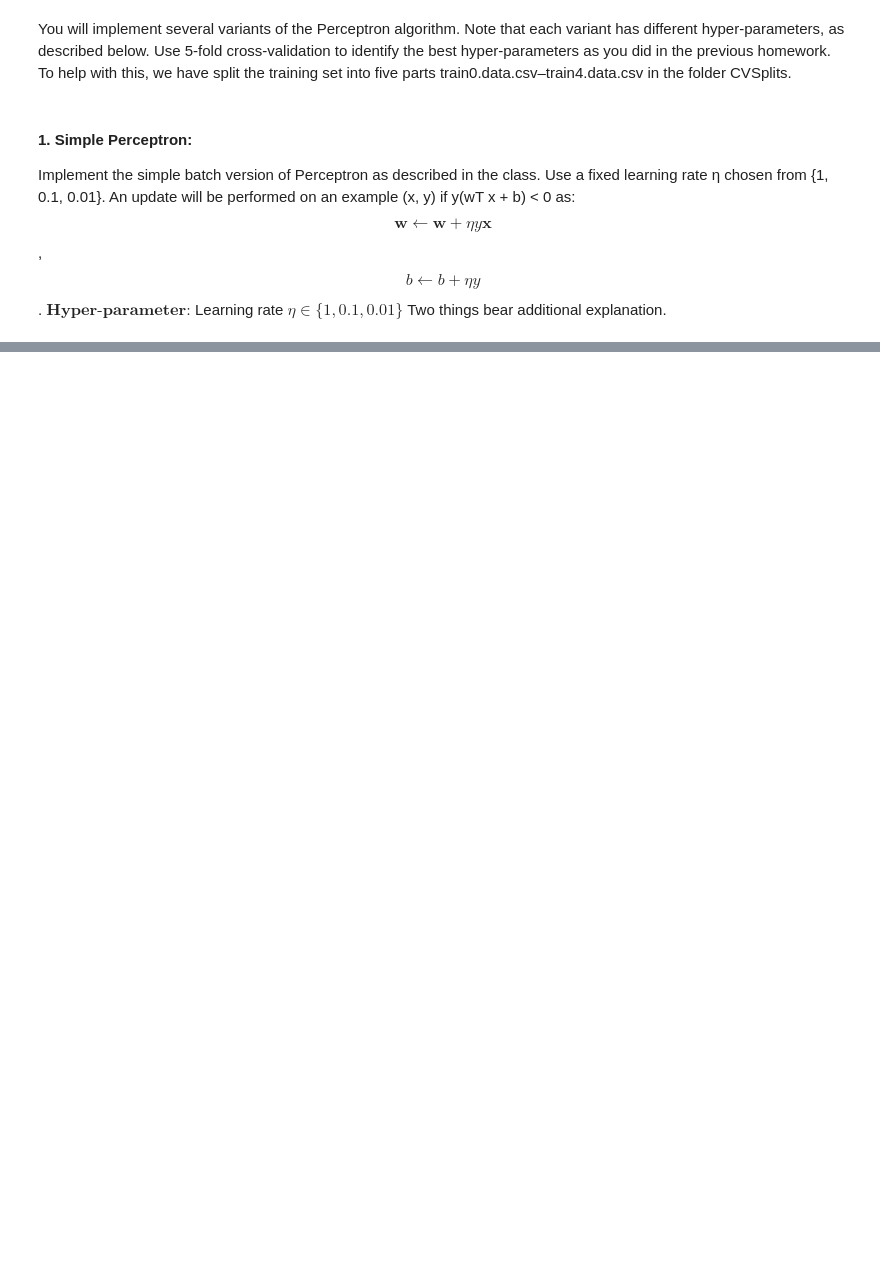
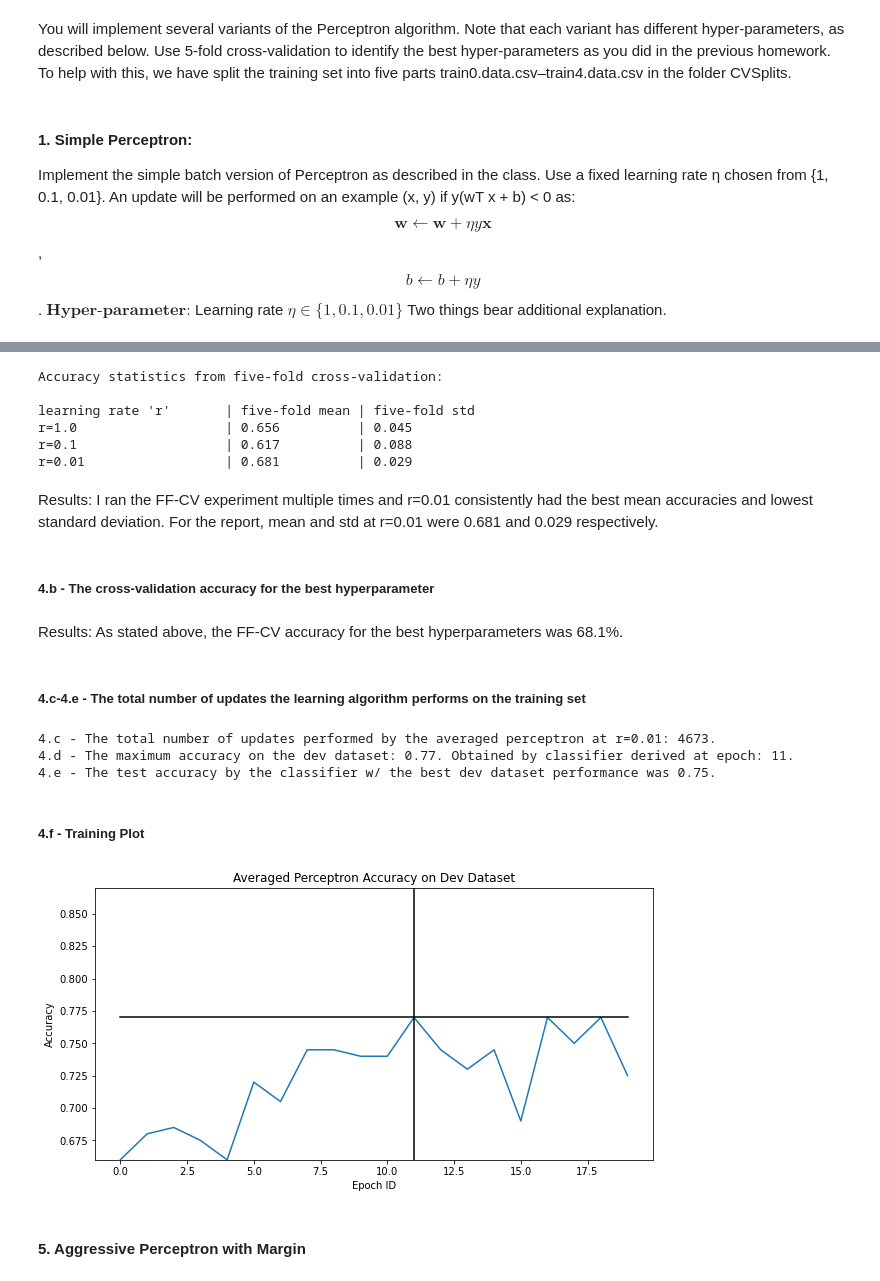
Before and after one commit to CasuallyAlive/ml-projects, a Jupyter notebook: src/hw2/hw2_exp_report.ipynb, the cells around one changed output, grey strips where cells are left out. Cells and saved outputs as stored; diff of their text form; code cells hidden in the pictures; blank space fills up the shorter version.

```diff
--- a/src/hw2/hw2_exp_report.ipynb
+++ b/src/hw2/hw2_exp_report.ipynb
@@ -70,0 +261,6 @@ options = (10, None, )
+# %%
+l_rates = [1, 0.1, 0.01]
+hps = ul.get_hp_combs(l_rates, [0]).tolist() # hyperameter combinations
+
+averaged_update_func = Perceptron.update_averaged_fnc # averaged Perceptron
+lr_update_func = Perceptron.lr_decay_fnc # using decaying lr
@@ -70,0 +269,60 @@ options = (10, None, )
+# %%
+cvv_stats, cvv_acc = ul.five_fold_CV(
+    k_datasets, labels, hyperparams=hps, e=epochs_b,
+    update_fnc=averaged_update_func, lr_fnc=lr_update_func
+    )
+
+print("Accuracy statistics from five-fold cross-validation:\n")
+print("learning rate 'r' \t| five-fold mean | five-fold std")
+for (r, mu), (mean, std) in cvv_stats.items():
+    print(f"r={r}\t\t\t| {np.round(mean, 3)}\t\t | {np.round(std, 3)}")
+# %% [output]
+Accuracy statistics from five-fold cross-validation:
+
+learning rate 'r'       | five-fold mean | five-fold std
+r=1.0                   | 0.656          | 0.045
+r=0.1                   | 0.617          | 0.088
+r=0.01                  | 0.681          | 0.029
+# %% [markdown]
+Results: I ran the FF-CV experiment multiple times and r=0.01 consistently had the best mean accuracies and lowest standard deviation. For the report, mean and std at r=0.01 were 0.681 and 0.029 respectively.
+# %% [markdown]
+##### 4.b - The cross-validation accuracy for the best hyperparameter
+# %% [markdown]
+Results: As stated above, the FF-CV accuracy for the best hyperparameters was 68.1%.
+# %% [markdown]
+##### 4.c-4.e - The total number of updates the learning algorithm performs on the training set
+# %%
+r = 0.01
+model = Perceptron(labels, update_fnc=averaged_update_func, lr_fnc=lr_update_func)
+update_count, train_acc_ls = model.train(data_train, epochs=epochs_b, r=r, dev_data=data_dev)
+
+# Getting the classifier with the best accuracy.
+(best_idx, (best_acc, best_classifier)) = max(train_acc_ls.items(), key=lambda x : x[1][0])
+best_model = Perceptron(labels, model=(best_classifier, None))
+best_test_acc = round(best_model.calc_acc(x_test, y_test),2)
+
+print(f"4.c - The total number of updates performed by the averaged perceptron at r=0.01: {update_count}.")
+print(f"4.d - The maximum accuracy on the dev dataset: {best_acc}. Obtained by classifier derived at epoch: {best_idx}.")
+print(f"4.e - The test accuracy by the classifier w/ the best dev dataset performance was {best_test_acc}.")
+# %% [output]
+4.c - The total number of updates performed by the averaged perceptron at r=0.01: 4673.
+4.d - The maximum accuracy on the dev dataset: 0.77. Obtained by classifier derived at epoch: 11.
+4.e - The test accuracy by the classifier w/ the best dev dataset performance was 0.75.
+# %% [markdown]
+##### 4.f - Training Plot
+# %%
+# Need to run the section above before running this block
+dev_accs = np.array([acc for _, (acc, _) in train_acc_ls.items()])
+x_accs = np.arange(epochs_b)
+fig = plt.figure(figsize=[10, 5])
+
+plt.plot(x_accs, dev_accs); plt.title("Averaged Perceptron Accuracy on Dev Dataset")
+plt.xlabel("Epoch ID"); plt.ylabel("Accuracy")
+plt.ylim([min(dev_accs), max(dev_accs)+0.1])
+plt.plot(x_accs, np.ones_like(x_accs)*best_acc, 'k')
+plt.plot(np.ones_like(x_accs)*best_idx, np.linspace(0.5, 1, epochs_b), 'k')
+plt.show()
+# %% [output]
+[figure, added]
+# %% [markdown]
+#### 5. Aggressive Perceptron with Margin
```
Also changed, not shown: parts of 55 cells of this notebook, 8 other files.
